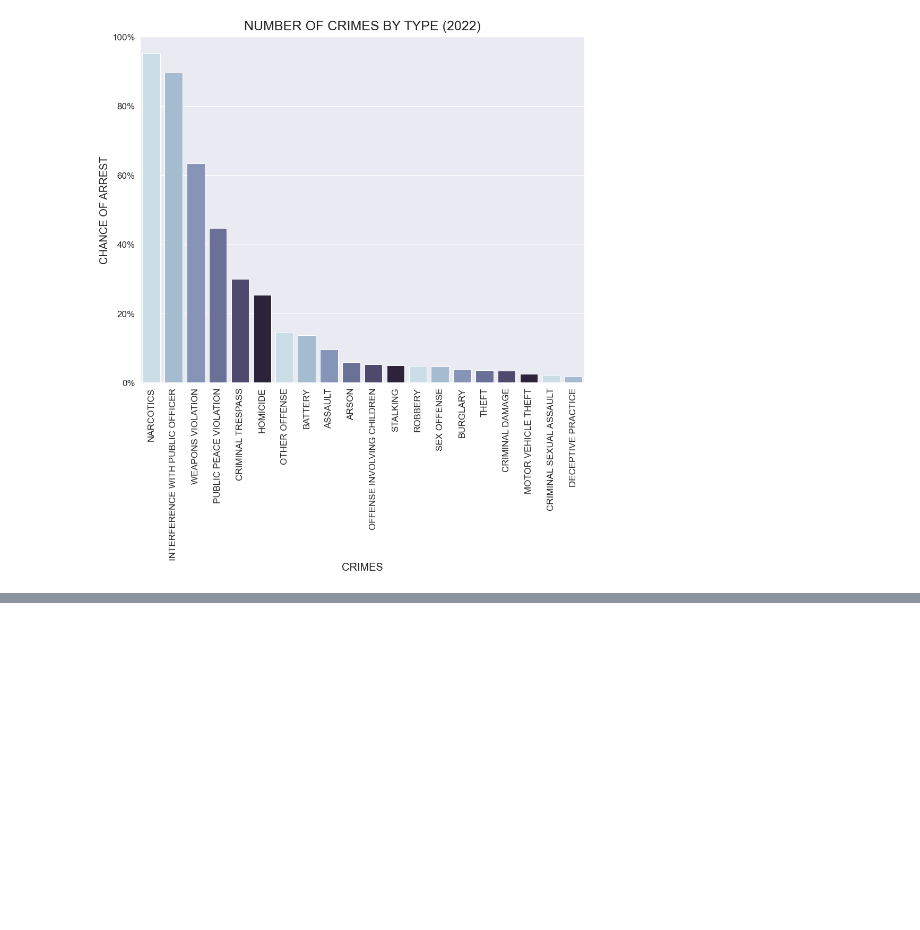
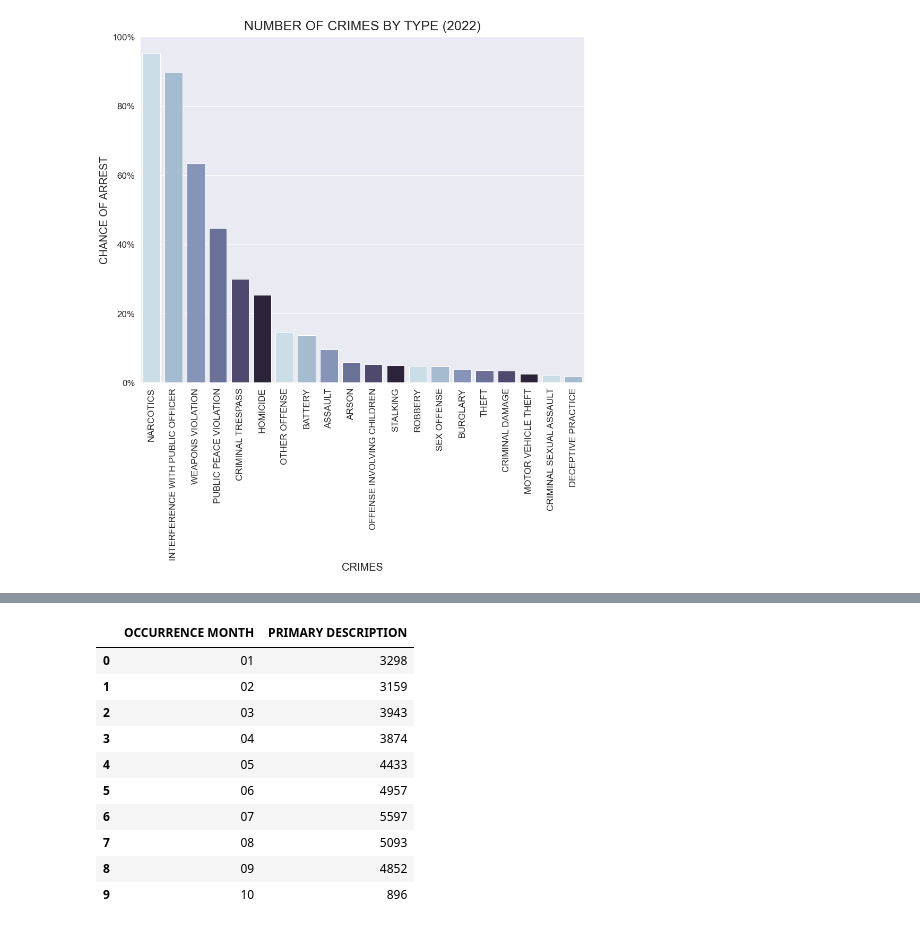
Before and after one commit to jrthompson25/Chicago_Crime_Analysis, a Jupyter notebook: Notebooks/Chicago Crime Project.ipynb, the cells around one changed output, grey strips where cells are left out. Saved outputs shown, nothing was run; the diff lists cells and outputs as text; code cells hidden in the pictures; blank space fills up the shorter version.

```diff
--- a/Notebooks/Chicago Crime Project.ipynb
+++ b/Notebooks/Chicago Crime Project.ipynb
@@ -658,0 +711,18 @@ ax.yaxis.set_major_formatter(mtick.PercentFormatter(xmax=1, decimals=0, symbol='
+# %%
+#Below are the amount of thefts committed for each month listed in the data for 2022
+thefts2022 = chicagoCrime2022[chicagoCrime2022['PRIMARY DESCRIPTION'].isin(['THEFT'])]
+numOfTheftsByMonth2022_df = thefts2022.groupby(by='OCCURRENCE MONTH')['PRIMARY DESCRIPTION'].count().to_frame()
+numOfTheftsByMonth2022_df = numOfTheftsByMonth2022_df.reset_index()
+numOfTheftsByMonth2022_df
+# %% [output]
+|  | OCCURRENCE MONTH | PRIMARY DESCRIPTION |
+| 0 | 01 | 3298 |
+| 1 | 02 | 3159 |
+| 2 | 03 | 3943 |
+| 3 | 04 | 3874 |
+| 4 | 05 | 4433 |
+| 5 | 06 | 4957 |
+| 6 | 07 | 5597 |
+| 7 | 08 | 5093 |
+| 8 | 09 | 4852 |
+| 9 | 10 | 896 |
```
Also changed, not shown: parts of 5 cells of this notebook.
